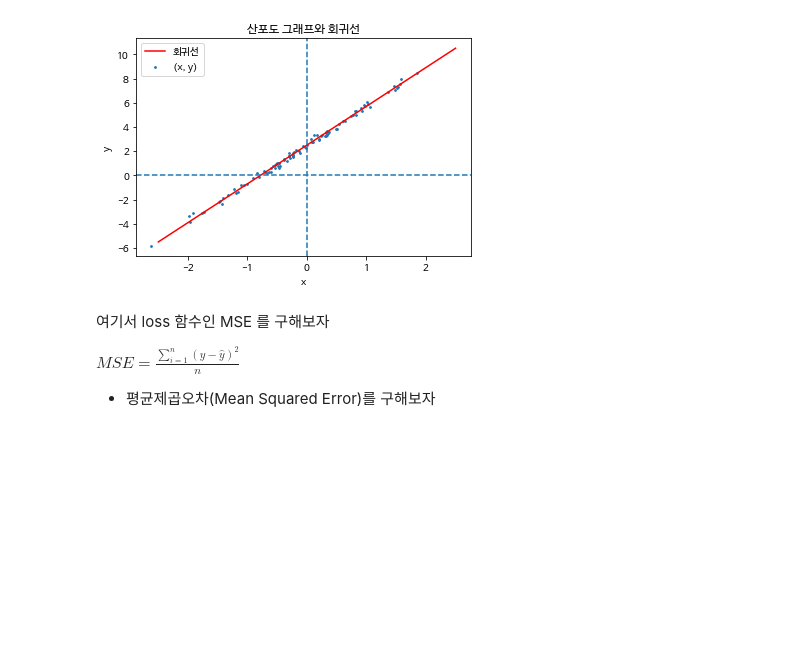
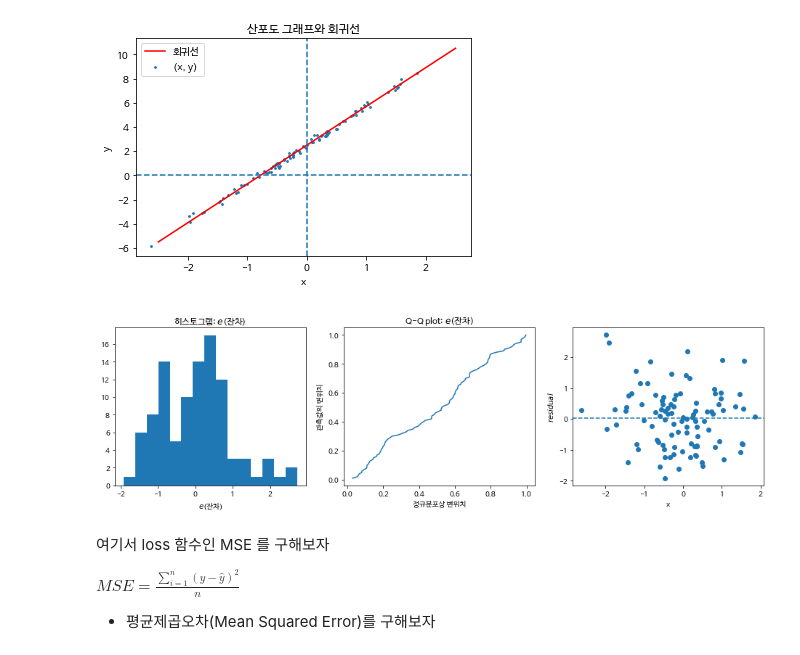
Before and after one commit to sunkusun9/ML2022_1, a Jupyter notebook: simple_linear_regression.ipynb, the cells around one changed output. Cells and saved outputs as stored; diff of their text form; code cells hidden in the pictures; blank space fills up the shorter version.

```diff
--- a/simple_linear_regression.ipynb
+++ b/simple_linear_regression.ipynb
@@ -129,6 +142,28 @@ plt.legend()
 plt.show()
 # %% [output]
 [figure]
+# %%
+from scipy.stats import norm
+y_hat = beta_0 + beta_1 * x
+residual = y - y_hat
+
+fig, axs= plt.subplots(1, 3, figsize=(16, 4))
+axs[0].hist(residual, bins=15)
+axs[0].set_xlabel("$e$(잔차)")
+axs[0].set_title("히스토그램: $e$(잔차)")
+residual_sort = residual.copy()
+residual_sort.sort()
+axs[1].plot(norm.cdf(residual_sort), np.arange(1, residual.shape[0] + 1) / residual.shape[0])
+axs[1].set_title("Q-Q plot: $e$(잔차)")
+axs[1].set_xlabel("정규분포상 변위치")
+axs[1].set_ylabel("관측값의 변위치")
+axs[2].scatter(x, residual)
+axs[2].axhline(np.mean(residual), linestyle="--")
+axs[2].set_ylabel("$residual$")
+axs[2].set_xlabel("x")
+plt.show()
+# %% [output]
+[figure, added]
 # %% [markdown]
 여기서 loss 함수인 MSE 를 구해보자
 
```
Also changed, not shown: parts of 6 cells of this notebook.
